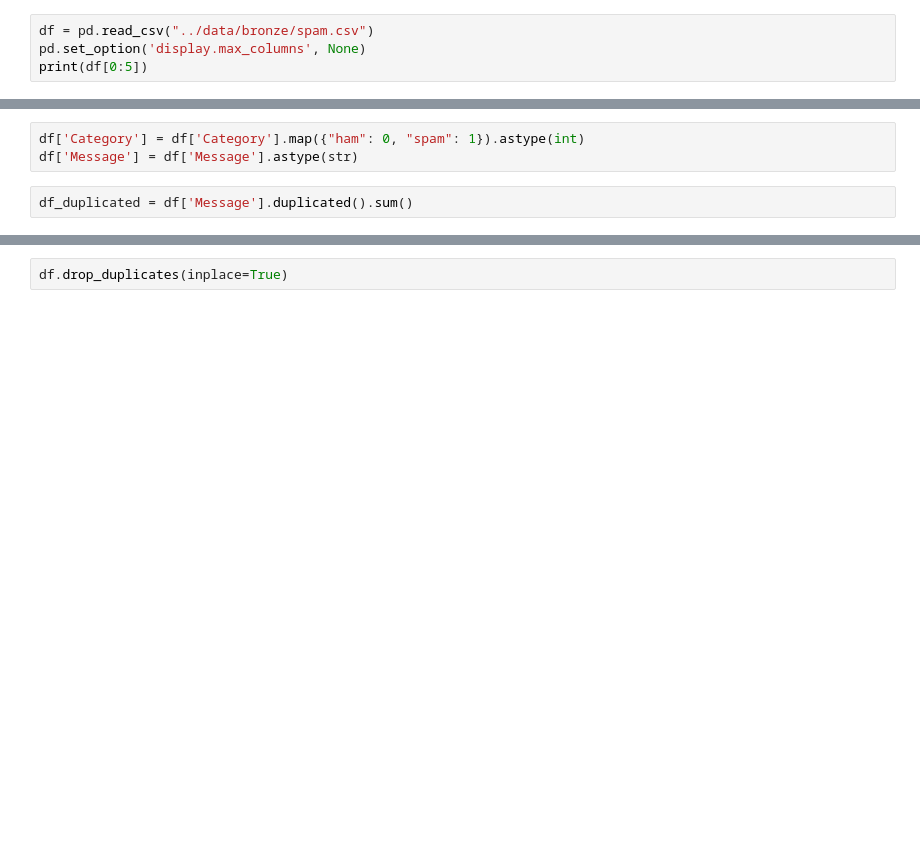
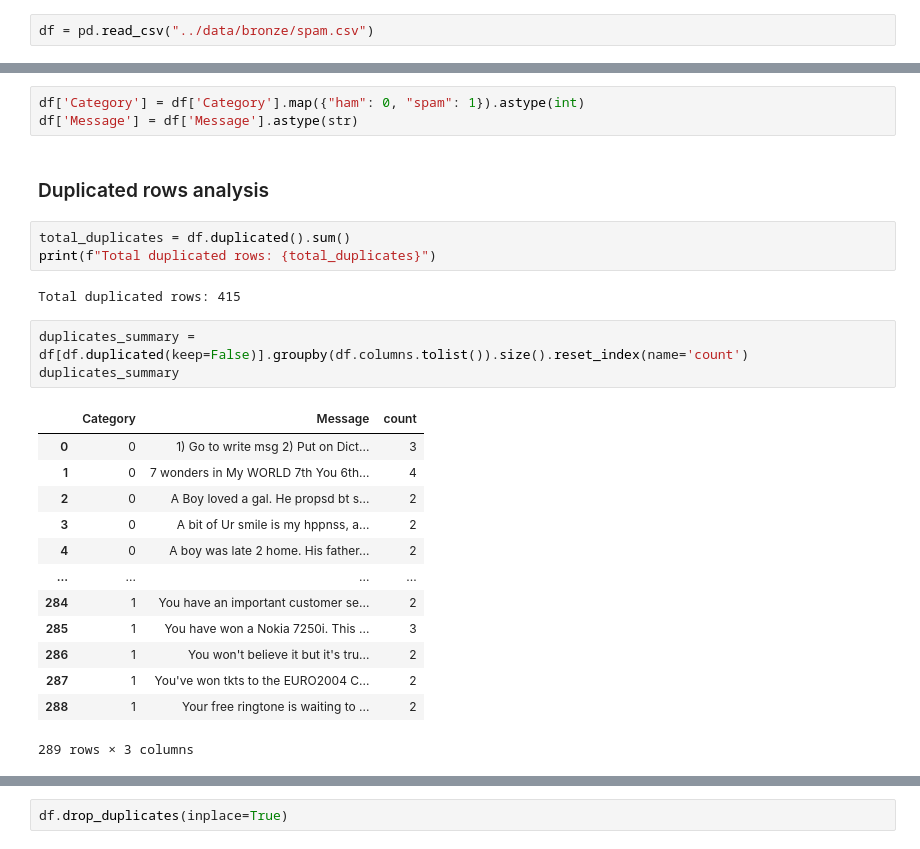
Before and after one commit to amaldu/AntiSpam-NLP-Pipeline, a Jupyter notebook: notebooks/preprocessing.ipynb, the cells around one changed output, grey strips where cells are left out. Drawn from its saved outputs; the diff is of its cells as text; blank space fills up the shorter version.

Commit message:
analysis of repeted emails added

```diff
--- a/notebooks/preprocessing.ipynb
+++ b/notebooks/preprocessing.ipynb
@@ -23,5 +24,3 @@ from nltk.stem.wordnet import WordNetLemmatizer
 [nltk_data]   Package wordnet is already up-to-date!
 # %%
 df = pd.read_csv("../data/bronze/spam.csv")
-pd.set_option('display.max_columns', None)
-print(df[0:5])
@@ -37,5 +29,27 @@ print(df[0:5])
 # %%
 df['Category'] = df['Category'].map({"ham": 0, "spam": 1}).astype(int)
 df['Message'] = df['Message'].astype(str)
+# %% [markdown]
+### Duplicated rows analysis
+# %%
+total_duplicates = df.duplicated().sum()
+print(f"Total duplicated rows: {total_duplicates}")
+# %% [output]
+Total duplicated rows: 415
 # %%
-df_duplicated = df['Message'].duplicated().sum()
+duplicates_summary = df[df.duplicated(keep=False)].groupby(df.columns.tolist()).size().reset_index(name='count')
+duplicates_summary
+# %% [output]
+|  | Category | Message | count |
+| 0 | 0 | 1) Go to write msg 2) Put on Dict... | 3 |
+| 1 | 0 | 7 wonders in My WORLD 7th You 6th... | 4 |
+| 2 | 0 | A Boy loved a gal. He propsd bt s... | 2 |
+| 3 | 0 | A bit of Ur smile is my hppnss, a... | 2 |
+| 4 | 0 | A boy was late 2 home. His father... | 2 |
+| ... | ... | ... | ... |
+| 284 | 1 | You have an important customer se... | 2 |
+| 285 | 1 | You have won a Nokia 7250i. This ... | 3 |
+| 286 | 1 | You won't believe it but it's tru... | 2 |
+| 287 | 1 | You've won tkts to the EURO2004 C... | 2 |
+| 288 | 1 | Your free ringtone is waiting to ... | 2 |
+289 rows × 3 columns
```
Also changed, not shown: parts of 8 cells of this notebook.
